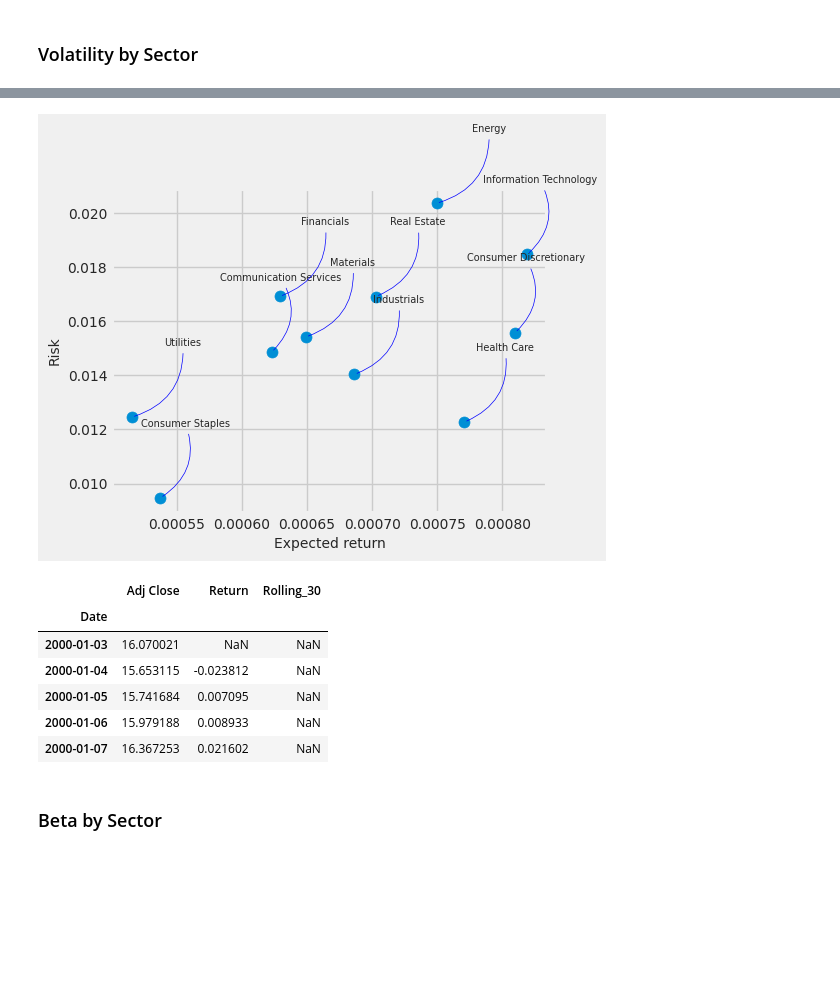
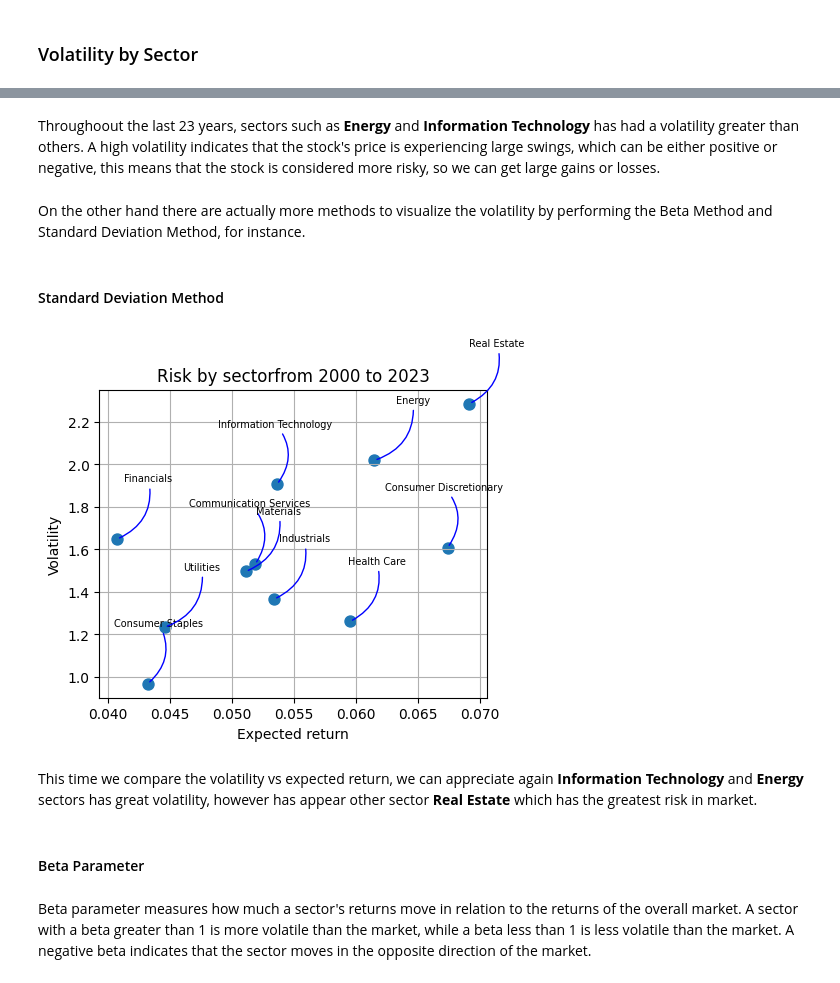
Before and after one commit to jpradas1/Stock_Market_Analysis, a Jupyter notebook: Analysis_I.ipynb, the cells around one changed output, grey strips where cells are left out. Cells and saved outputs as stored; diff of their text form; code cells hidden in the pictures; blank space fills up the shorter version.

```diff
--- a/Analysis_I.ipynb
+++ b/Analysis_I.ipynb
@@ -15,4 +19,4 @@ from get_dataset import Finance
 F = Finance()
 # %%
-sns.set_style('whitegrid')
-plt.style.use("fivethirtyeight")
+# sns.set_style('whitegrid')
+# plt.style.use("fivethirtyeight")
@@ -47,10 +60,6 @@ sectors
 # %%
-mean_returns = []
-for ii, s in enumerate(sectors):
-    df = F.concat_sector(s).reset_index()
-    progress = f"sector {ii+1} of {len(sectors)}"
-    print(progress, end='\r')
-    mean_returns.append(df[['Date', 'Adj Close', 'Return']].groupby(['Date']).mean())
-len(mean_returns)
-mean_returns[0].head()
+# let's bring in them
+df_adj_close = F.adj_close_mean_sector()
+df_adj_close.index = pd.to_datetime(df_adj_close.index).date
+df_adj_close.tail()
 # %% [output]
@@ -64,0 +72,6 @@ sector 11 of 11e 23 of 23
+# %%
+# first let's create a mask to limit the dateset
+start = '2000/01/01'
+mask = (df_adj_close.index > pd.to_datetime(start).date())
+df_adj_close = df_adj_close.loc[mask]
+df_adj_close.head()
@@ -64,0 +85,6 @@ sector 11 of 11e 23 of 23
+# %%
+# this function allows two arguments, first a dataframe of adjusted closing price
+# and a time type ('Year', 'Month', 'Week')
+time_type = 'year'
+df_returns, risk = Returns_Risk(df_adj_close, time_type)
+df_returns.head()
@@ -119,32 +145,31 @@ print(len(mean_ret))
+# %% [markdown]
+Throughoout the last 23 years, sectors such as **Energy** and **Information Technology** has had a volatility greater than others. A high volatility indicates that the stock's price is experiencing large swings, which can be either positive or negative, this means that the stock is considered more risky, so we can get large gains or losses.
+# %% [markdown]
+On the other hand there are actually more methods to visualize the volatility by performing the Beta Method and Standard Deviation Method, for instance.
+# %% [markdown]
+#### Standard Deviation Method
 # %%
+plt.figure(figsize=(5, 4))
 area = np.pi * 20
+plt.scatter(risk['Expected Return'].values, risk['Volatility'].values, s=area)
+plt.xlabel('Expected return', fontsize=10)
+plt.ylabel('Volatility', fontsize=10)
 
-plt.figure(figsize=(5, 4))
-plt.scatter(mean_ret, volatility, s=area)
-plt.xlabel('Expected return', fontsize=10)
-plt.ylabel('Risk', fontsize=10)
-
-for label, x, y in zip(sectors, mean_ret, volatility):
-    plt.annotate(label, xy=(x, y), xytext=(50, 50), textcoords='offset points', ha='right', va='bottom', fontsize=7,
+for label, x, y in zip(sectors, risk['Expected Return'].values, risk['Volatility'].values):
+    plt.annotate(label, xy=(x, y), xytext=(40, 40), textcoords='offset points', ha='right', va='bottom', fontsize=7,
                  arrowprops=dict(arrowstyle='-', color='blue', connectionstyle='arc3,rad=-0.4'))
 
 plt.tick_params(labelsize=10)
+plt.title('Risk by sectorfrom {} to {}' \
+          .format(df_adj_close.index.min().year, df_adj_close.index.max().year))
+plt.grid()
 plt.show()
 # %% [output]
-[figure, old version]
+[figure, new version]
-# %%
-window = 30
-for mr in mean_returns:
-    mr['Rolling_'+str(window)] = mr['Return'].rolling(window=30).mean()
-mean_returns[0].head()
-# %% [output]
-|  | Adj Close | Return | Rolling_30 |
-| Date |  |  |  |
-| 2000-01-03 | 16.070021 | NaN | NaN |
-| 2000-01-04 | 15.653115 | -0.023812 | NaN |
-| 2000-01-05 | 15.741684 | 0.007095 | NaN |
-| 2000-01-06 | 15.979188 | 0.008933 | NaN |
-| 2000-01-07 | 16.367253 | 0.021602 | NaN |
-# %% [markdown]
-### Beta by Sector
+# %% [markdown]
+This time we compare the volatility vs expected return, we can appreciate again **Information Technology** and **Energy** sectors has great volatility, however has appear other sector **Real Estate** which has the greatest risk in market.
+# %% [markdown]
+#### Beta Parameter
+# %% [markdown]
+Beta parameter measures how much a sector's returns move in relation to the returns of the overall market. A sector with a beta greater than 1 is more volatile than the market, while a beta less than 1 is less volatile than the market. A negative beta indicates that the sector moves in the opposite direction of the market.
 # %%
```
Also changed, not shown: parts of 34 cells of this notebook, 7 other files.
